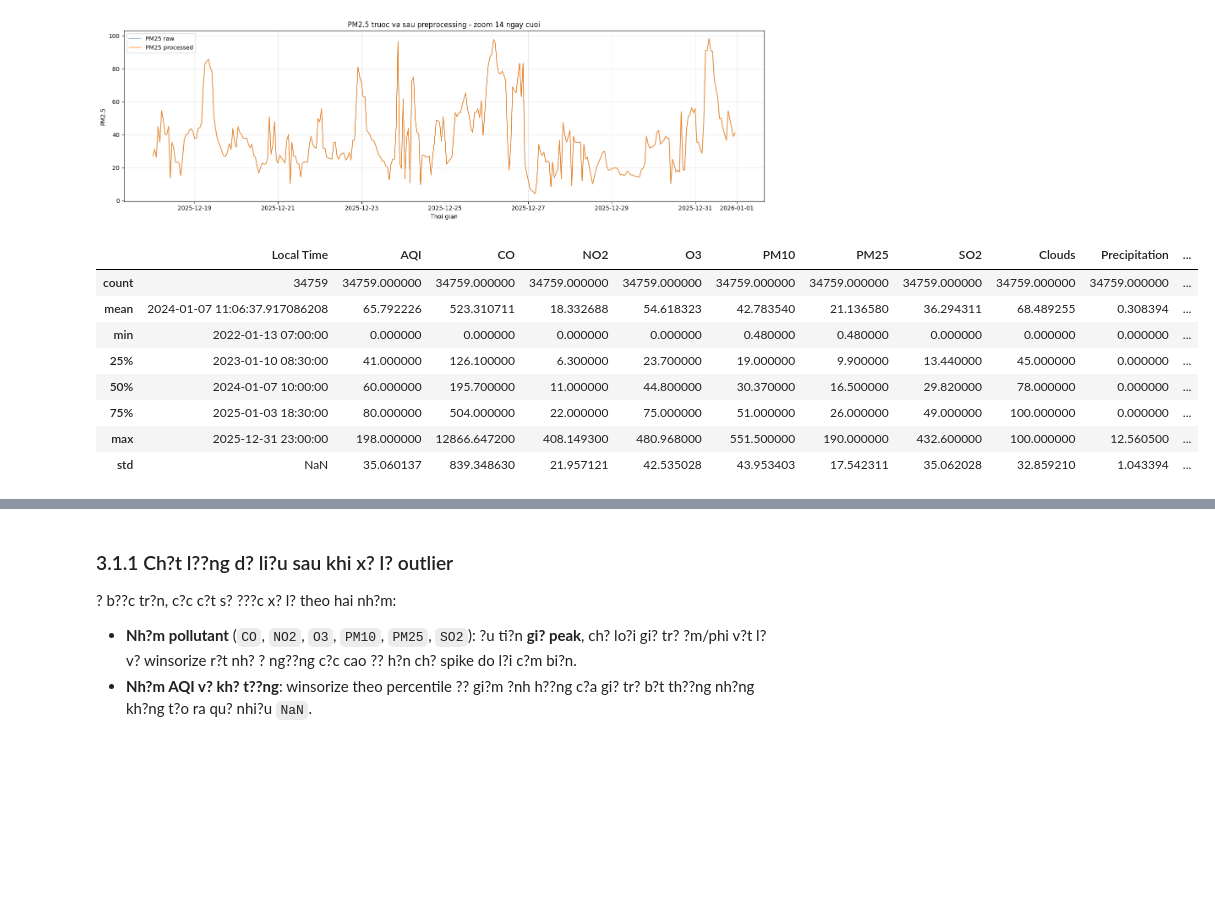
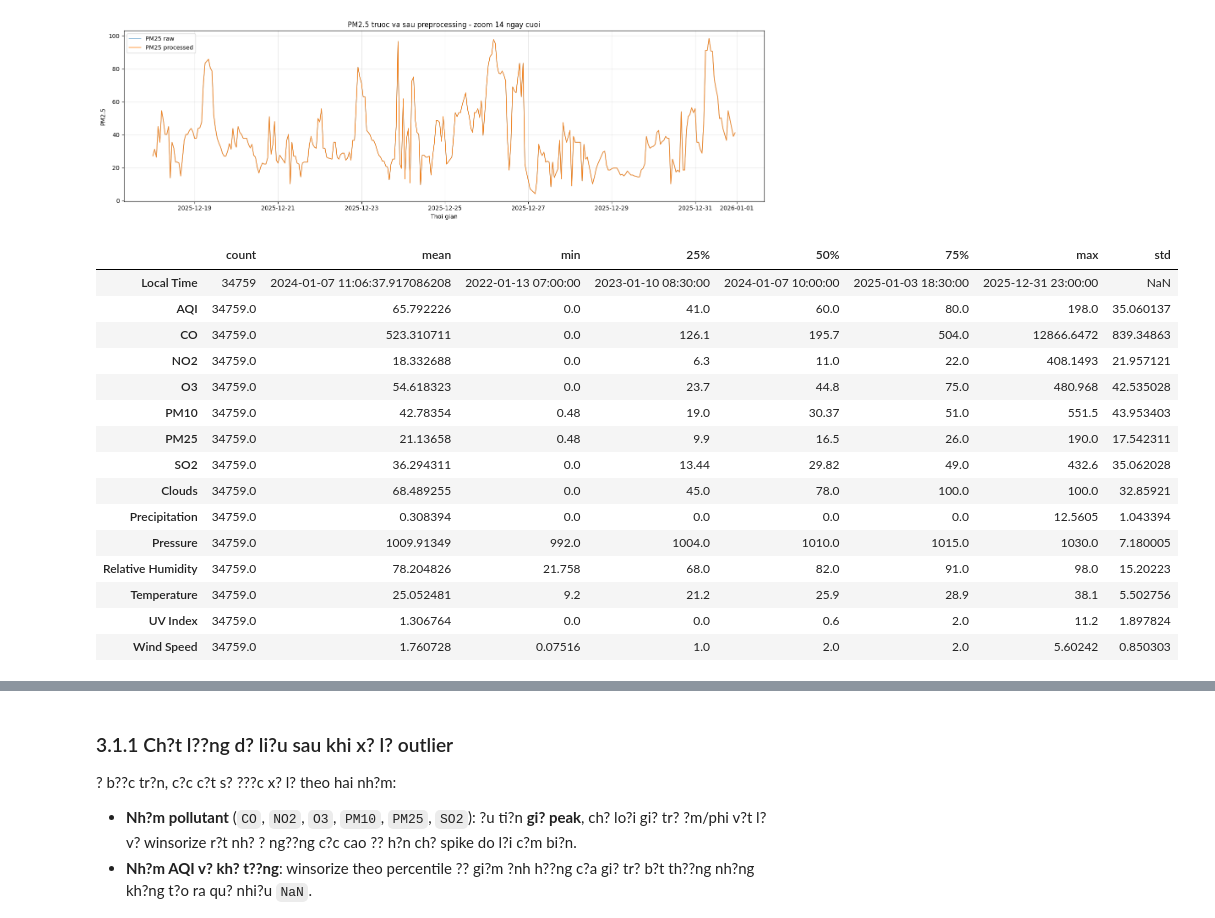
Before and after one commit to HoangHumg1210/hoankiem-air-quality-forecasting, a Jupyter notebook: notebooks/02_eda.ipynb, the cells around one changed output, grey strips where cells are left out. Cells and saved outputs as stored; diff of their text form; code cells hidden in the pictures; blank space fills up the shorter version.

```diff
--- a/notebooks/02_eda.ipynb
+++ b/notebooks/02_eda.ipynb
@@ -454,14 +454,21 @@ Top 10 diem PM25 thay doi nhieu nhat:
 [figure]
 [figure]
 # %%
-df.describe()
+df.describe().T
 # %% [output]
-|  | Local Time | AQI | CO | NO2 | O3 | PM10 | PM25 | SO2 | Clouds | Precipitation | ... |
-| count | 34759 | 34759.000000 | 34759.000000 | 34759.000000 | 34759.000000 | 34759.000000 | 34759.000000 | 34759.000000 | 34759.000000 | 34759.000000 | ... |
-| mean | 2024-01-07 11:06:37.917086208 | 65.792226 | 523.310711 | 18.332688 | 54.618323 | 42.783540 | 21.136580 | 36.294311 | 68.489255 | 0.308394 | ... |
-| min | 2022-01-13 07:00:00 | 0.000000 | 0.000000 | 0.000000 | 0.000000 | 0.480000 | 0.480000 | 0.000000 | 0.000000 | 0.000000 | ... |
-| 25% | 2023-01-10 08:30:00 | 41.000000 | 126.100000 | 6.300000 | 23.700000 | 19.000000 | 9.900000 | 13.440000 | 45.000000 | 0.000000 | ... |
-| 50% | 2024-01-07 10:00:00 | 60.000000 | 195.700000 | 11.000000 | 44.800000 | 30.370000 | 16.500000 | 29.820000 | 78.000000 | 0.000000 | ... |
-| 75% | 2025-01-03 18:30:00 | 80.000000 | 504.000000 | 22.000000 | 75.000000 | 51.000000 | 26.000000 | 49.000000 | 100.000000 | 0.000000 | ... |
-| max | 2025-12-31 23:00:00 | 198.000000 | 12866.647200 | 408.149300 | 480.968000 | 551.500000 | 190.000000 | 432.600000 | 100.000000 | 12.560500 | ... |
-| std | NaN | 35.060137 | 839.348630 | 21.957121 | 42.535028 | 43.953403 | 17.542311 | 35.062028 | 32.859210 | 1.043394 | ... |
+|  | count | mean | min | 25% | 50% | 75% | max | std |
+| Local Time | 34759 | 2024-01-07 11:06:37.917086208 | 2022-01-13 07:00:00 | 2023-01-10 08:30:00 | 2024-01-07 10:00:00 | 2025-01-03 18:30:00 | 2025-12-31 23:00:00 | NaN |
+| AQI | 34759.0 | 65.792226 | 0.0 | 41.0 | 60.0 | 80.0 | 198.0 | 35.060137 |
+| CO | 34759.0 | 523.310711 | 0.0 | 126.1 | 195.7 | 504.0 | 12866.6472 | 839.34863 |
+| NO2 | 34759.0 | 18.332688 | 0.0 | 6.3 | 11.0 | 22.0 | 408.1493 | 21.957121 |
+| O3 | 34759.0 | 54.618323 | 0.0 | 23.7 | 44.8 | 75.0 | 480.968 | 42.535028 |
+| PM10 | 34759.0 | 42.78354 | 0.48 | 19.0 | 30.37 | 51.0 | 551.5 | 43.953403 |
+| PM25 | 34759.0 | 21.13658 | 0.48 | 9.9 | 16.5 | 26.0 | 190.0 | 17.542311 |
+| SO2 | 34759.0 | 36.294311 | 0.0 | 13.44 | 29.82 | 49.0 | 432.6 | 35.062028 |
+| Clouds | 34759.0 | 68.489255 | 0.0 | 45.0 | 78.0 | 100.0 | 100.0 | 32.85921 |
+| Precipitation | 34759.0 | 0.308394 | 0.0 | 0.0 | 0.0 | 0.0 | 12.5605 | 1.043394 |
+| Pressure | 34759.0 | 1009.91349 | 992.0 | 1004.0 | 1010.0 | 1015.0 | 1030.0 | 7.180005 |
+| Relative Humidity | 34759.0 | 78.204826 | 21.758 | 68.0 | 82.0 | 91.0 | 98.0 | 15.20223 |
+| Temperature | 34759.0 | 25.052481 | 9.2 | 21.2 | 25.9 | 28.9 | 38.1 | 5.502756 |
+| UV Index | 34759.0 | 1.306764 | 0.0 | 0.0 | 0.6 | 2.0 | 11.2 | 1.897824 |
+| Wind Speed | 34759.0 | 1.760728 | 0.07516 | 1.0 | 2.0 | 2.0 | 5.60242 | 0.850303 |
```
Also changed, not shown: parts of 1 cell of this notebook, 1 other file.
